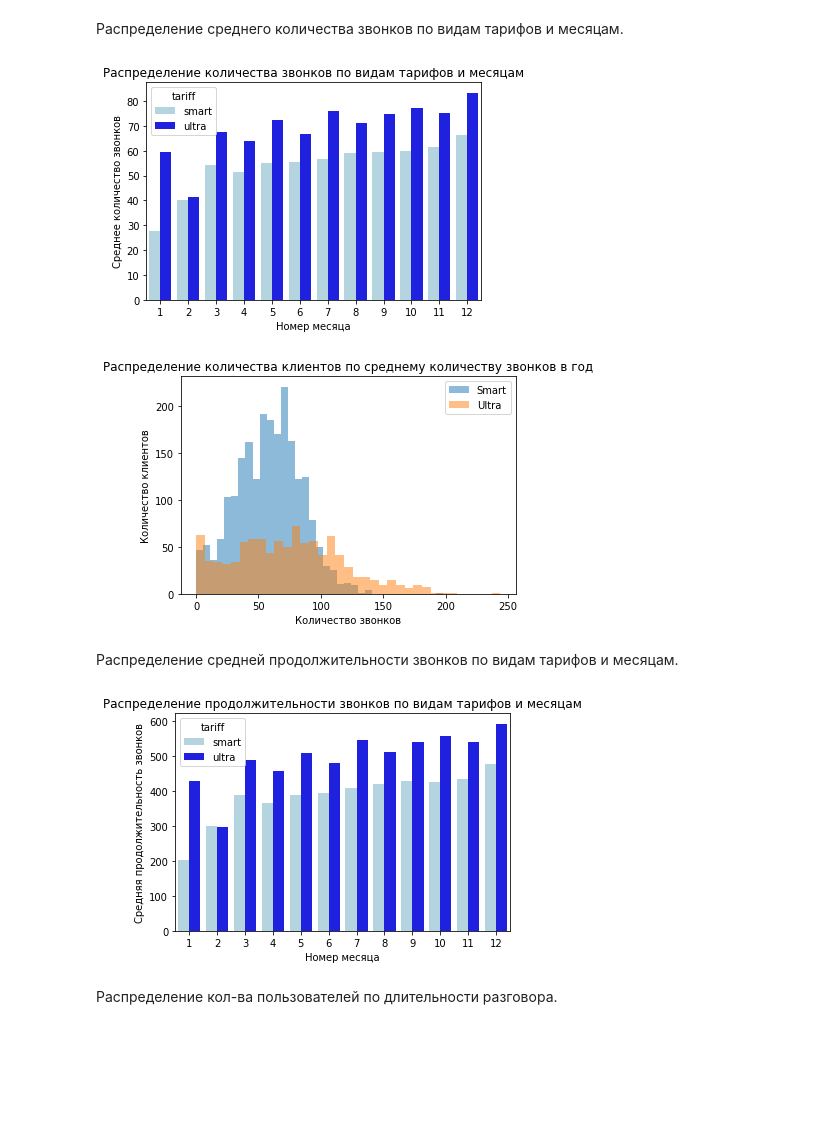
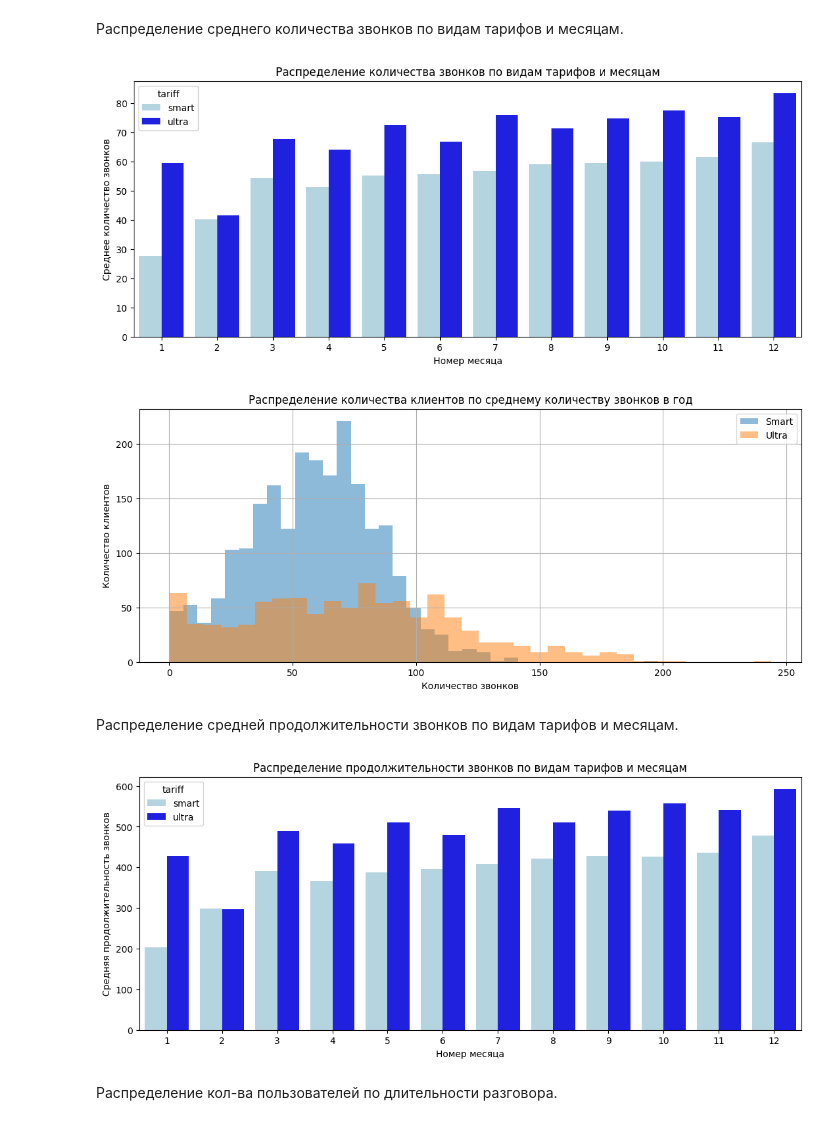
Before and after one commit to Danspers/4.Recomend-system-for-tariffs-SDA, a Jupyter notebook: Recomend_system_for_tarrifs_SDA.ipynb, the cells around one changed output. Cells and saved outputs as stored; diff of their text form; code cells hidden in the pictures; blank space fills up the shorter version.

```diff
--- a/Recomend_system_for_tarrifs_SDA.ipynb
+++ b/Recomend_system_for_tarrifs_SDA.ipynb
@@ -184,7 +186,7 @@ memory usage: 256.0+ bytes
 # %% [markdown]
 Чтения файла `/datasets/users.csv`, сохранение датафрейма в переменнаой `users`.
 # %%
-users = pd.read_csv('/datasets/users.csv')
+users = pd.read_csv('datasets/users.csv')
 # %% [markdown]
 Вывод первых 5 строк датафрейма `users`.
 # %%
@@ -386,12 +388,11 @@ users['churn_date'].count() / users['churn_date'].shape[0] * 100
 Объединение всех посчитанныех выше значений в один датафрейм `user_behavior`.
 Для каждой пары "пользователь - месяц" будут доступны информация о тарифе, количестве звонков, сообщений и потраченных мегабайтах.
 # %%
-user_behavior = calls_per_month\
-    .merge(messages_per_month, left_index=True, right_index=True, how='outer')\
-    .merge(sessions_per_month, left_index=True, right_index=True, how='outer')\
-    .merge(minutes_per_month,  left_index=True, right_index=True, how='outer')\
-    .reset_index()\
-    .merge(users, how='left', left_on='user_id', right_on='user_id')\
+user_behavior = calls_per_month.merge(messages_per_month, left_index=True, right_index=True, how='outer')\
+                               .merge(sessions_per_month, left_index=True, right_index=True, how='outer')\
+                               .merge(minutes_per_month,  left_index=True, right_index=True, how='outer')\
+                               .reset_index()\
+                               .merge(users, how='left', left_on='user_id', right_on='user_id')
 
 user_behavior.head()
 # %% [output]
@@ -459,20 +460,18 @@ user_behavior['cost_gb'] = user_behavior['paid_gb'] * user_behavior['rub_per_gb'
 # %% [markdown]
 Подсчёт помесячной выручку с каждого пользователя. Она будет храниться в столбец `total_cost`
 # %%
-user_behavior['total_cost'] = \
-      user_behavior['rub_monthly_fee']\
-    + user_behavior['cost_minutes']\
-    + user_behavior['cost_messages']\
-    + user_behavior['cost_gb']
+user_behavior['total_cost'] = user_behavior['rub_monthly_fee']\
+                            + user_behavior['cost_minutes']\
+                            + user_behavior['cost_messages']\
+                            + user_behavior['cost_gb']
 # %% [markdown]
 Сохранение статистических метрик для каждой пары месяц-тариф в одной таблице stats_df (среднее значение, стандартное отклонение, медиана).
 Датафрейм `stats_df` для каждой пары "месяц-тариф" будет хранить основные характеристики
 # %%
-stats_df = user_behavior.pivot_table(
-            index=['month', 'tariff'],\
-            values=['calls', 'minutes', 'messages', 'mb_used'],\
-            aggfunc=['mean', 'std', 'median']\
-            ).round(2).reset_index()
+stats_df = user_behavior.pivot_table(index=['month', 'tariff'],
+                                     values=['calls', 'minutes', 'messages', 'mb_used'],
+                                     aggfunc=['mean', 'std', 'median']
+                                    ).round(2).reset_index()
 
 stats_df.columns=['month', 'tariff', 'calls_mean',   'sessions_mean',   'messages_mean',   'minutes_mean',
                                      'calls_std',    'sessions_std',    'messages_std',    'minutes_std',
@@ -496,37 +495,35 @@ stats_df.head(10)
 # %% [markdown]
 Распределение среднего количества звонков по видам тарифов и месяцам.
 # %%
-ax = sns.barplot(x='month', y='calls_mean',
-                 hue="tariff",
-                 data=stats_df,
-                 palette=['lightblue', 'blue'])
-
-ax.set_title('Распределение количества звонков по видам тарифов и месяцам')
-ax.set(xlabel='Номер месяца', ylabel='Среднее количество звонков');
+fig, ax = plt.subplots(figsize=FIG_SIZE)
+sns.barplot(x='month', y='calls_mean', data=stats_df, hue="tariff", palette=['lightblue', 'blue'], ax=ax)
+plt.title('Распределение количества звонков по видам тарифов и месяцам')
+plt.xlabel('Номер месяца')
+plt.ylabel('Среднее количество звонков')
+plt.show()
 # %% [output]
-[figure, old version]
+[figure, new version]
 # %%
-user_behavior.groupby('tariff')['calls'].plot(kind='hist', bins=35, alpha=0.5)
+user_behavior.groupby('tariff')['calls'].plot(kind='hist', bins=35, alpha=0.5, figsize=FIG_SIZE)
 plt.legend(['Smart', 'Ultra'])
 plt.title('Распределение количества клиентов по среднему количеству звонков в год')
 plt.xlabel('Количество звонков')
 plt.ylabel('Количество клиентов')
+plt.grid(True)
 plt.show()
 # %% [output]
-[figure, old version]
+[figure, new version]
 # %% [markdown]
 Распределение средней продолжительности звонков по видам тарифов и месяцам.
 # %%
-ax = sns.barplot(x='month',
-            y='minutes_mean',
-            hue="tariff",
-            data=stats_df,
-            palette=['lightblue', 'blue'])
-
-ax.set_title('Распределение продолжительности звонков по видам тарифов и месяцам')
-ax.set(xlabel='Номер месяца', ylabel='Средняя продолжительность звонков');
+fig, ax = plt.subplots(figsize=FIG_SIZE)
+sns.barplot(x='month', y='minutes_mean', data=stats_df, hue="tariff", palette=['lightblue', 'blue'], ax=ax)
+plt.title('Распределение продолжительности звонков по видам тарифов и месяцам')
+plt.xlabel('Номер месяца')
+plt.ylabel('Средняя продолжительность звонков')
+plt.show()
 # %% [output]
-[figure, old version]
+[figure, new version]
 # %% [markdown]
 Распределение кол-ва пользователей по длительности разговора.
 # %%
```
Also changed, not shown: parts of 20 cells of this notebook.
